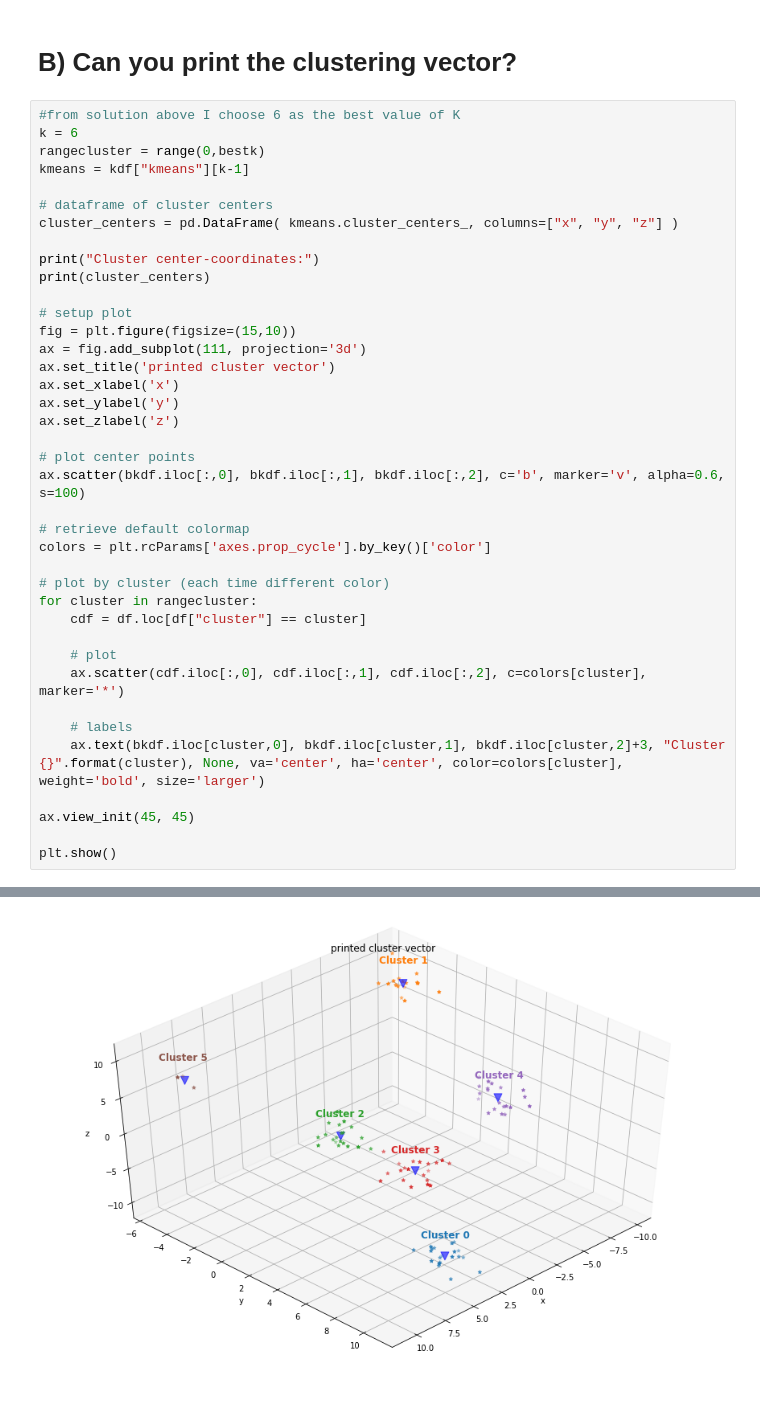
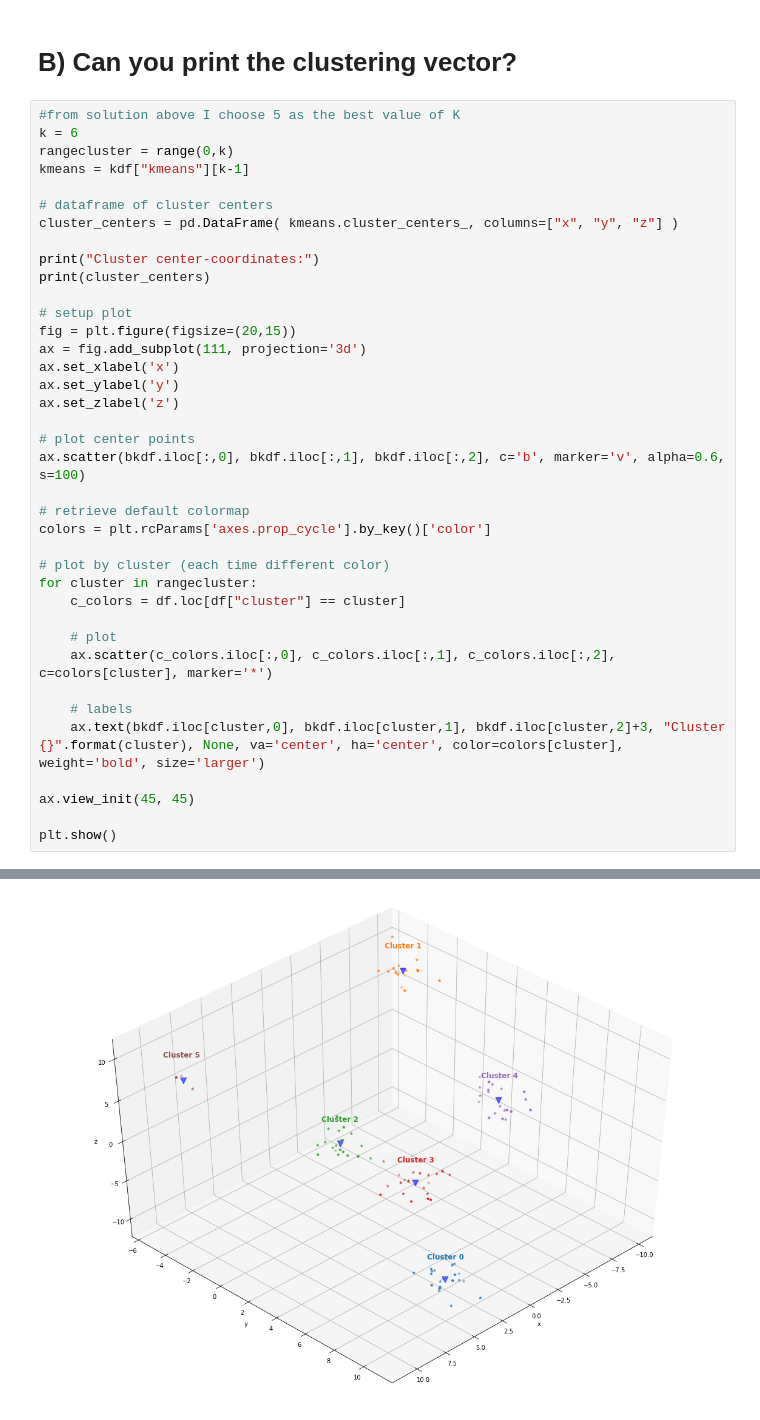
Before and after one commit to slimouGit/ds-repository, a Jupyter notebook: Exercise_12/Exercise_01.ipynb, the cells around one changed output, grey strips where cells are left out. Cells and saved outputs as stored; diff of their text form.

```diff
--- a/Exercise_12/Exercise_01.ipynb
+++ b/Exercise_12/Exercise_01.ipynb
@@ -67,9 +67,9 @@ plt.show()
 # %% [markdown]
 # B) Can you print the clustering vector?
 # %%
-#from solution above I choose 6 as the best value of K
+#from solution above I choose 5 as the best value of K
 k = 6
-rangecluster = range(0,bestk)
+rangecluster = range(0,k)
 kmeans = kdf["kmeans"][k-1]
 
 # dataframe of cluster centers
@@ -79,39 +79,38 @@ print("Cluster center-coordinates:")
 print(cluster_centers)
 
 # setup plot
-fig = plt.figure(figsize=(15,10))
+fig = plt.figure(figsize=(20,15))
 ax = fig.add_subplot(111, projection='3d')
-ax.set_title('printed cluster vector')
 ax.set_xlabel('x')
 ax.set_ylabel('y')
 ax.set_zlabel('z')
 
 # plot center points
 ax.scatter(bkdf.iloc[:,0], bkdf.iloc[:,1], bkdf.iloc[:,2], c='b', marker='v', alpha=0.6, s=100)
 
 # retrieve default colormap
 colors = plt.rcParams['axes.prop_cycle'].by_key()['color']
 
 # plot by cluster (each time different color)
 for cluster in rangecluster:
-    cdf = df.loc[df["cluster"] == cluster]
+    c_colors = df.loc[df["cluster"] == cluster]
 
     # plot
-    ax.scatter(cdf.iloc[:,0], cdf.iloc[:,1], cdf.iloc[:,2], c=colors[cluster], marker='*')
+    ax.scatter(c_colors.iloc[:,0], c_colors.iloc[:,1], c_colors.iloc[:,2], c=colors[cluster], marker='*')
 
     # labels
     ax.text(bkdf.iloc[cluster,0], bkdf.iloc[cluster,1], bkdf.iloc[cluster,2]+3, "Cluster {}".format(cluster), None, va='center', ha='center', color=colors[cluster], weight='bold', size='larger')
 
 ax.view_init(45, 45)
 
 plt.show()
 # %% [output]
 Cluster center-coordinates:
            x         y         z
 0   3.665368  8.910750 -9.065798
 1  -8.532420 -3.554015  8.968577
 2   5.882405  3.590739  4.605080
 3  -2.403317  2.147529 -8.023789
 4  -5.106915  5.601798  3.719569
 5  10.399197 -3.204062  9.163650
-[figure, old version]
+[figure, new version]
```
